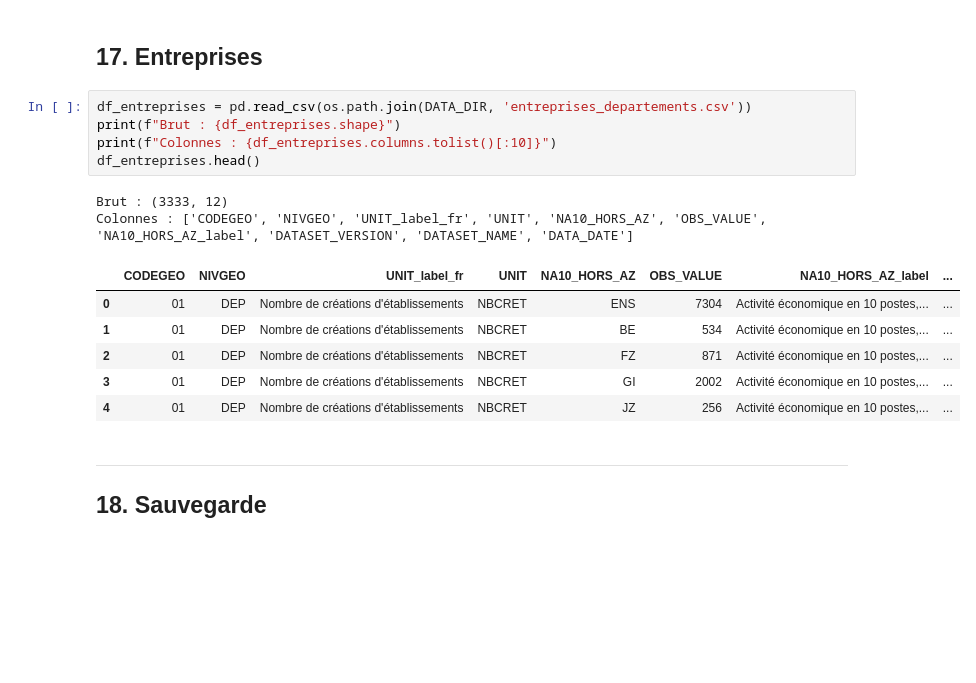
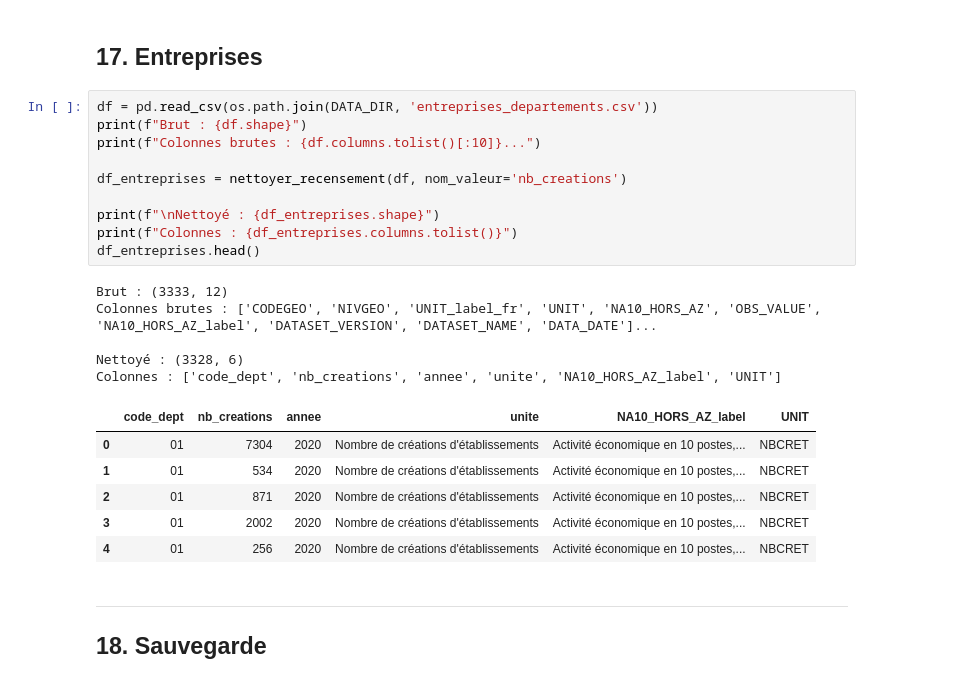
Before and after one commit to JordanSerafini/Compagnon-Immobilier---Datascientest, a Jupyter notebook: Notebooks/03_nettoyage_donnees.ipynb, the cells around one changed output. Saved outputs shown, nothing was run; the diff lists cells and outputs as text; blank space fills up the shorter version.

```diff
--- a/Notebooks/03_nettoyage_donnees.ipynb
+++ b/Notebooks/03_nettoyage_donnees.ipynb
@@ -340,19 +403,27 @@ Colonnes : ['CODEGEO', 'NIVGEO', 'UNIT_label_fr', 'UNIT', 'NA17', 'OBS_VALUE', '
 # %% [markdown]
 ## 17. Entreprises
 # %%
-df_entreprises = pd.read_csv(os.path.join(DATA_DIR, 'entreprises_departements.csv'))
-print(f"Brut : {df_entreprises.shape}")
-print(f"Colonnes : {df_entreprises.columns.tolist()[:10]}")
+df = pd.read_csv(os.path.join(DATA_DIR, 'entreprises_departements.csv'))
+print(f"Brut : {df.shape}")
+print(f"Colonnes brutes : {df.columns.tolist()[:10]}...")
+
+df_entreprises = nettoyer_recensement(df, nom_valeur='nb_creations')
+
+print(f"\nNettoyé : {df_entreprises.shape}")
+print(f"Colonnes : {df_entreprises.columns.tolist()}")
 df_entreprises.head()
 # %% [output]
 Brut : (3333, 12)
-Colonnes : ['CODEGEO', 'NIVGEO', 'UNIT_label_fr', 'UNIT', 'NA10_HORS_AZ', 'OBS_VALUE', 'NA10_HORS_AZ_label', 'DATASET_VERSION', 'DATASET_NAME', 'DATA_DATE']
+Colonnes brutes : ['CODEGEO', 'NIVGEO', 'UNIT_label_fr', 'UNIT', 'NA10_HORS_AZ', 'OBS_VALUE', 'NA10_HORS_AZ_label', 'DATASET_VERSION', 'DATASET_NAME', 'DATA_DATE']...
+
+Nettoyé : (3328, 6)
+Colonnes : ['code_dept', 'nb_creations', 'annee', 'unite', 'NA10_HORS_AZ_label', 'UNIT']
-|  | CODEGEO | NIVGEO | UNIT_label_fr | UNIT | NA10_HORS_AZ | OBS_VALUE | NA10_HORS_AZ_label | ... |
-| 0 | 01 | DEP | Nombre de créations d'établissements | NBCRET | ENS | 7304 | Activité économique en 10 postes,... | ... |
-| 1 | 01 | DEP | Nombre de créations d'établissements | NBCRET | BE | 534 | Activité économique en 10 postes,... | ... |
-| 2 | 01 | DEP | Nombre de créations d'établissements | NBCRET | FZ | 871 | Activité économique en 10 postes,... | ... |
-| 3 | 01 | DEP | Nombre de créations d'établissements | NBCRET | GI | 2002 | Activité économique en 10 postes,... | ... |
-| 4 | 01 | DEP | Nombre de créations d'établissements | NBCRET | JZ | 256 | Activité économique en 10 postes,... | ... |
+|  | code_dept | nb_creations | annee | unite | NA10_HORS_AZ_label | UNIT |
+| 0 | 01 | 7304 | 2020 | Nombre de créations d'établissements | Activité économique en 10 postes,... | NBCRET |
+| 1 | 01 | 534 | 2020 | Nombre de créations d'établissements | Activité économique en 10 postes,... | NBCRET |
+| 2 | 01 | 871 | 2020 | Nombre de créations d'établissements | Activité économique en 10 postes,... | NBCRET |
+| 3 | 01 | 2002 | 2020 | Nombre de créations d'établissements | Activité économique en 10 postes,... | NBCRET |
+| 4 | 01 | 256 | 2020 | Nombre de créations d'établissements | Activité économique en 10 postes,... | NBCRET |
 # %% [markdown]
 ---
 
```
Also changed, not shown: parts of 10 cells of this notebook, 13 other files.
